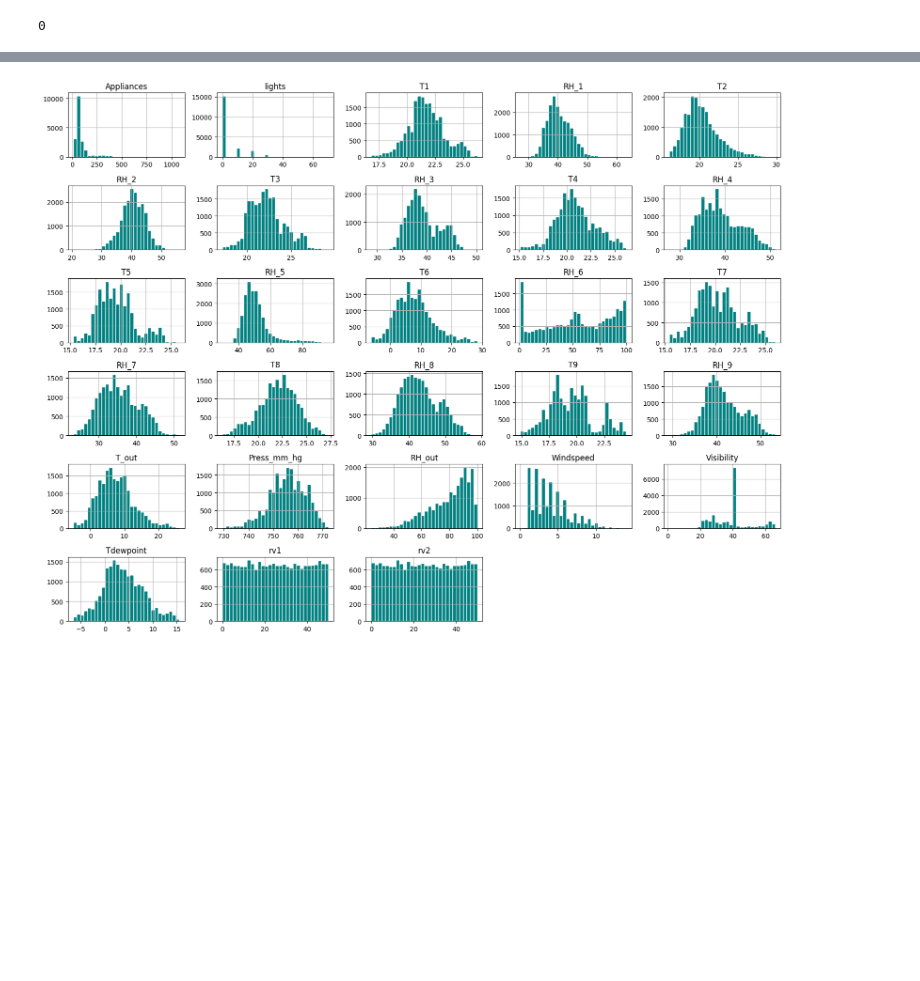
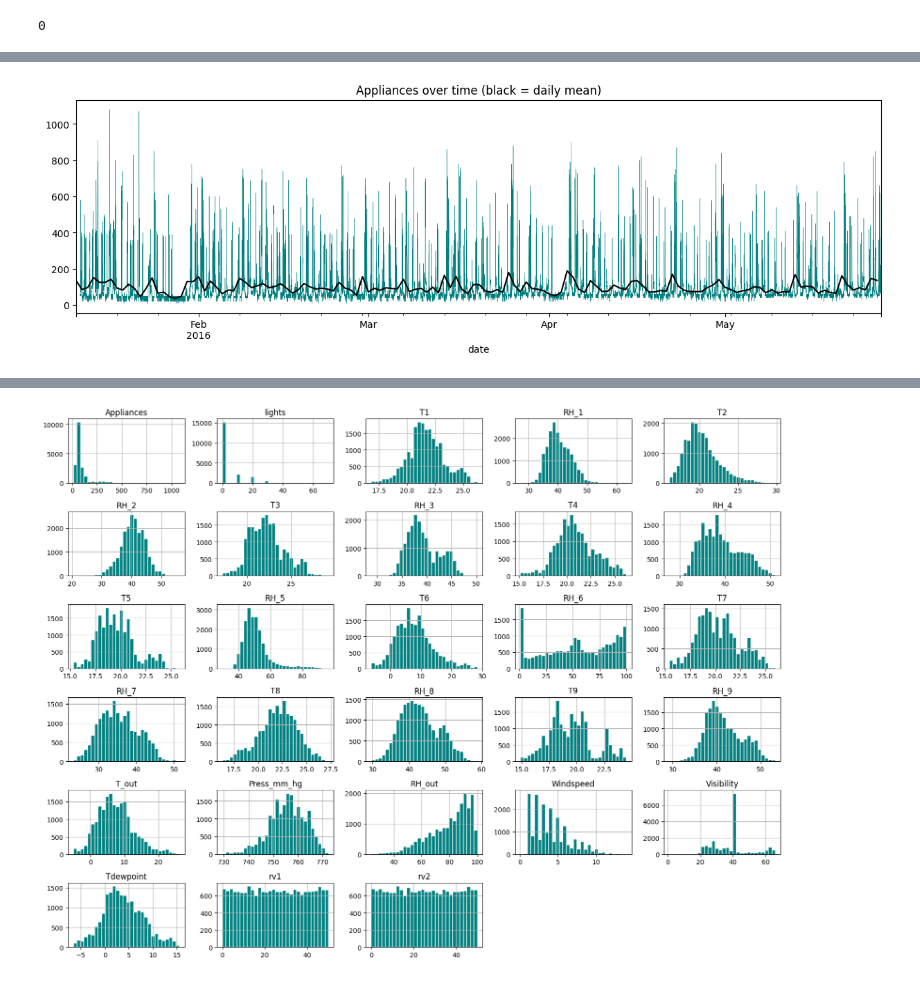
Before and after one commit to Manith-Ratnayake/Assignment, a Jupyter notebook: notebooks/EDA.ipynb, the cells around one changed output, grey strips where cells are left out. Saved outputs shown, nothing was run; the diff lists cells and outputs as text; code cells hidden in the pictures; blank space fills up the shorter version.

```diff
--- a/notebooks/EDA.ipynb
+++ b/notebooks/EDA.ipynb
@@ -90,0 +110,7 @@ df.head()
+# %%
+df["Appliances"].plot(figsize=(15, 4), color="teal", linewidth=0.3)
+df["Appliances"].resample("D").mean().plot(color="black")
+plt.title("Appliances over time (black = daily mean)")
+plt.show()
+# %% [output]
+[figure, added]
```
Also changed, not shown: parts of 33 cells of this notebook.
